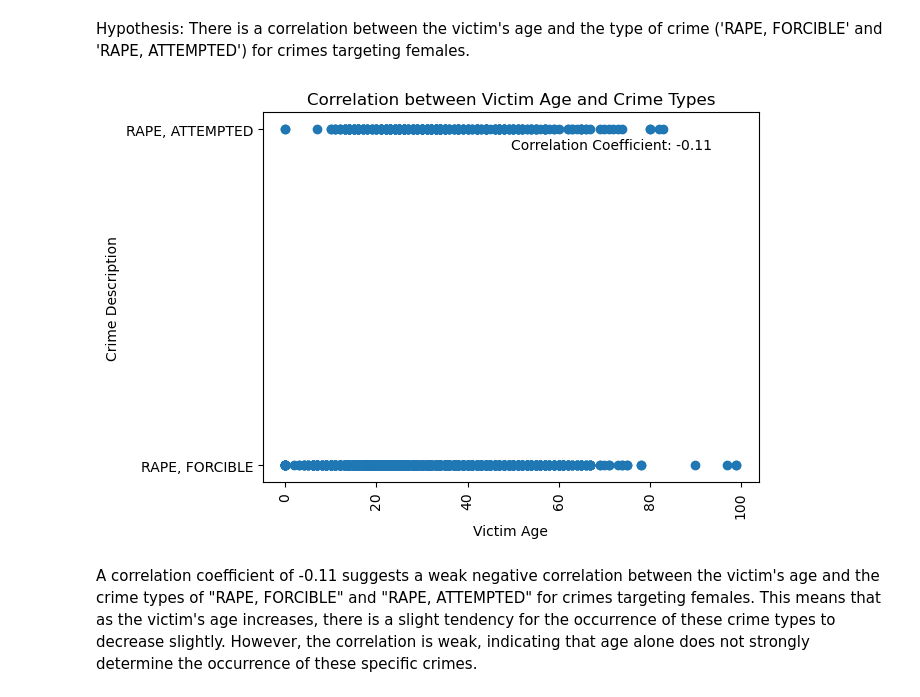
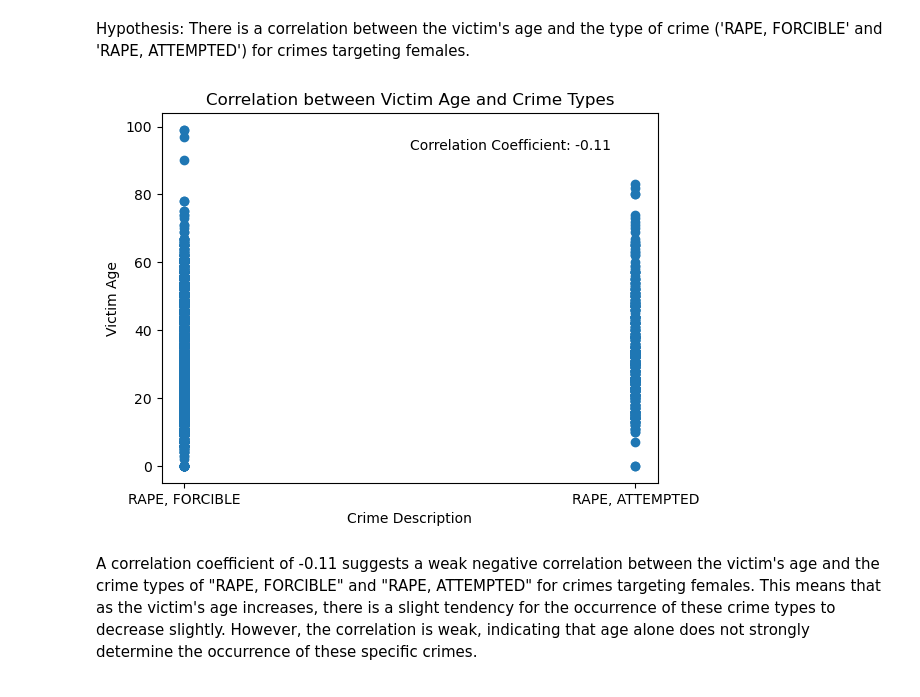
Before and after one commit to chloephuong/LHL-Midterm-Capstone-Project, a Jupyter notebook: Capstone-Project.ipynb, the cells around one changed output. Saved outputs shown, nothing was run; the diff lists cells and outputs as text; code cells hidden in the pictures.

```diff
--- a/Capstone-Project.ipynb
+++ b/Capstone-Project.ipynb
@@ -246,19 +246,18 @@ df_selected = df_female[df_female['Crm Cd Desc'].isin(selected_crime_types)]
 correlation = df_selected['Vict Age'].corr(df_selected['Crm Cd Desc'], method='spearman')
 # %%
 # Create a scatter plot
-plt.scatter(df_selected['Vict Age'], df_selected['Crm Cd Desc'])
-plt.xlabel('Victim Age')
-plt.ylabel('Crime Description')
+plt.scatter(df_selected['Crm Cd Desc'], df_selected['Vict Age'])
+plt.ylabel('Victim Age')
+plt.xlabel('Crime Description')
 plt.title('Correlation between Victim Age and Crime Types')
-plt.xticks(rotation=90)
 
 # Show the correlation coefficient on the plot
 plt.text(0.5, 0.9, f'Correlation Coefficient: {correlation:.2f}', transform=plt.gca().transAxes)
 
 # Display the plot
 plt.show()
 # %% [output]
-[figure, old version]
+[figure, new version]
 # %% [markdown]
 A correlation coefficient of -0.11 suggests a weak negative correlation between the victim's age and the crime types of "RAPE, FORCIBLE" and "RAPE, ATTEMPTED" for crimes targeting females. This means that as the victim's age increases, there is a slight tendency for the occurrence of these crime types to decrease slightly. However, the correlation is weak, indicating that age alone does not strongly determine the occurrence of these specific crimes.
 # %% [markdown]
```
